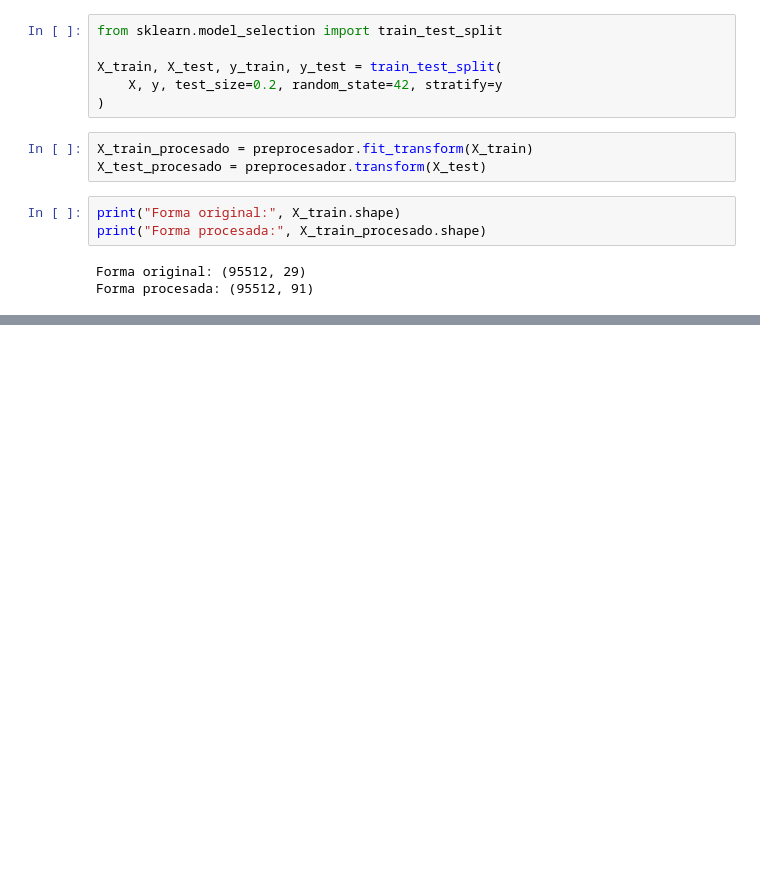
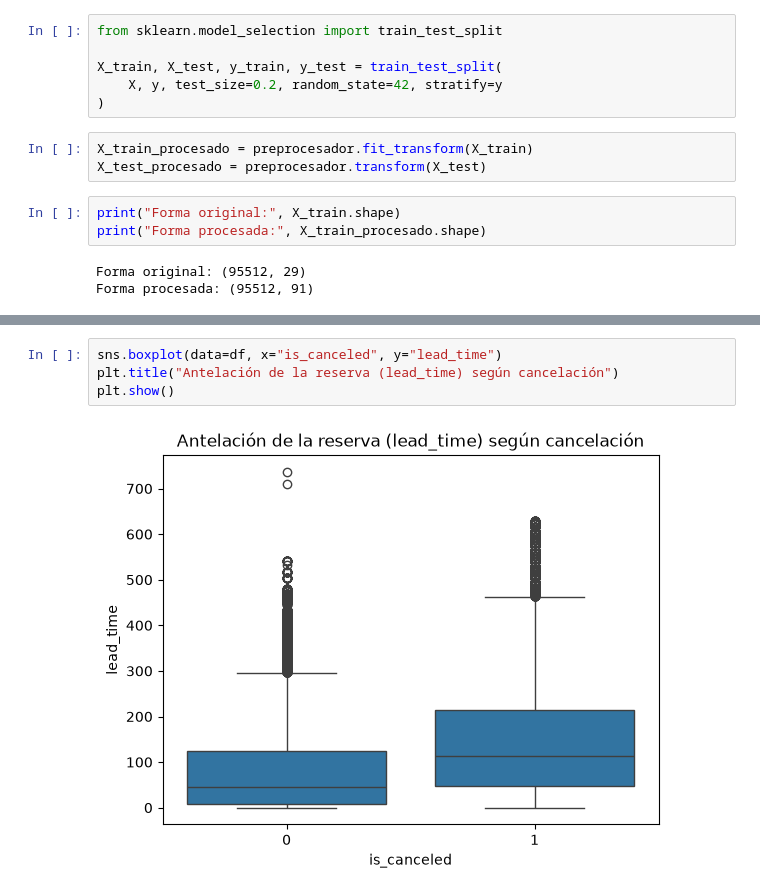
Before and after one commit to AdrianOropeza/pontia-ml, a Jupyter notebook: notebooks/eda_inicial.ipynb, the cells around one changed output, grey strips where cells are left out. Cells and saved outputs as stored; diff of their text form; blank space fills up the shorter version.

```diff
--- a/notebooks/eda_inicial.ipynb
+++ b/notebooks/eda_inicial.ipynb
@@ -224,0 +243,6 @@ print("Test procesado:", X_test_procesado.shape)
+# %%
+sns.boxplot(data=df, x="is_canceled", y="lead_time")
+plt.title("Antelación de la reserva (lead_time) según cancelación")
+plt.show()
+# %% [output]
+[figure, added]
```
Also changed, not shown: parts of 6 cells of this notebook, 2 other files.
